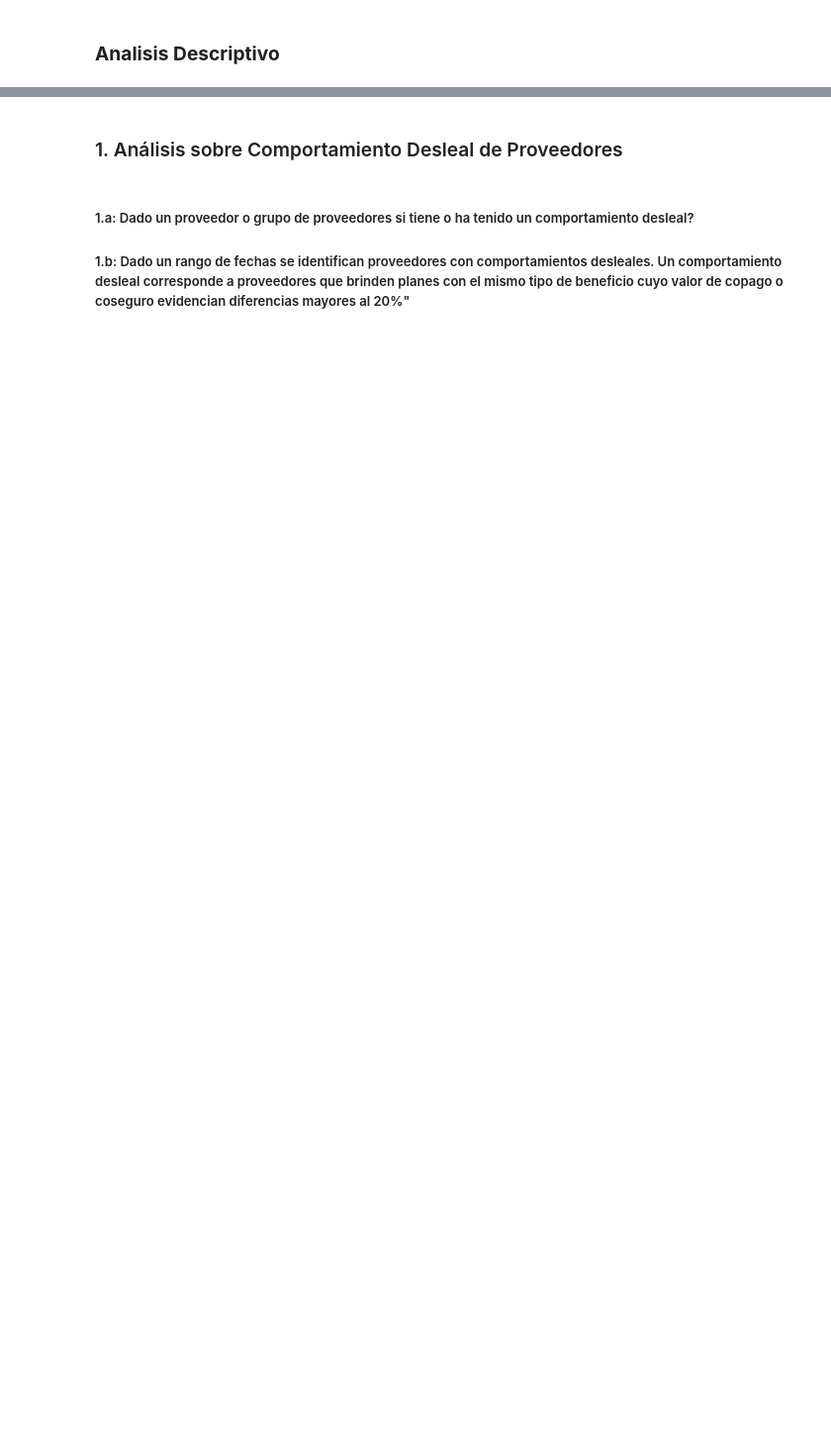
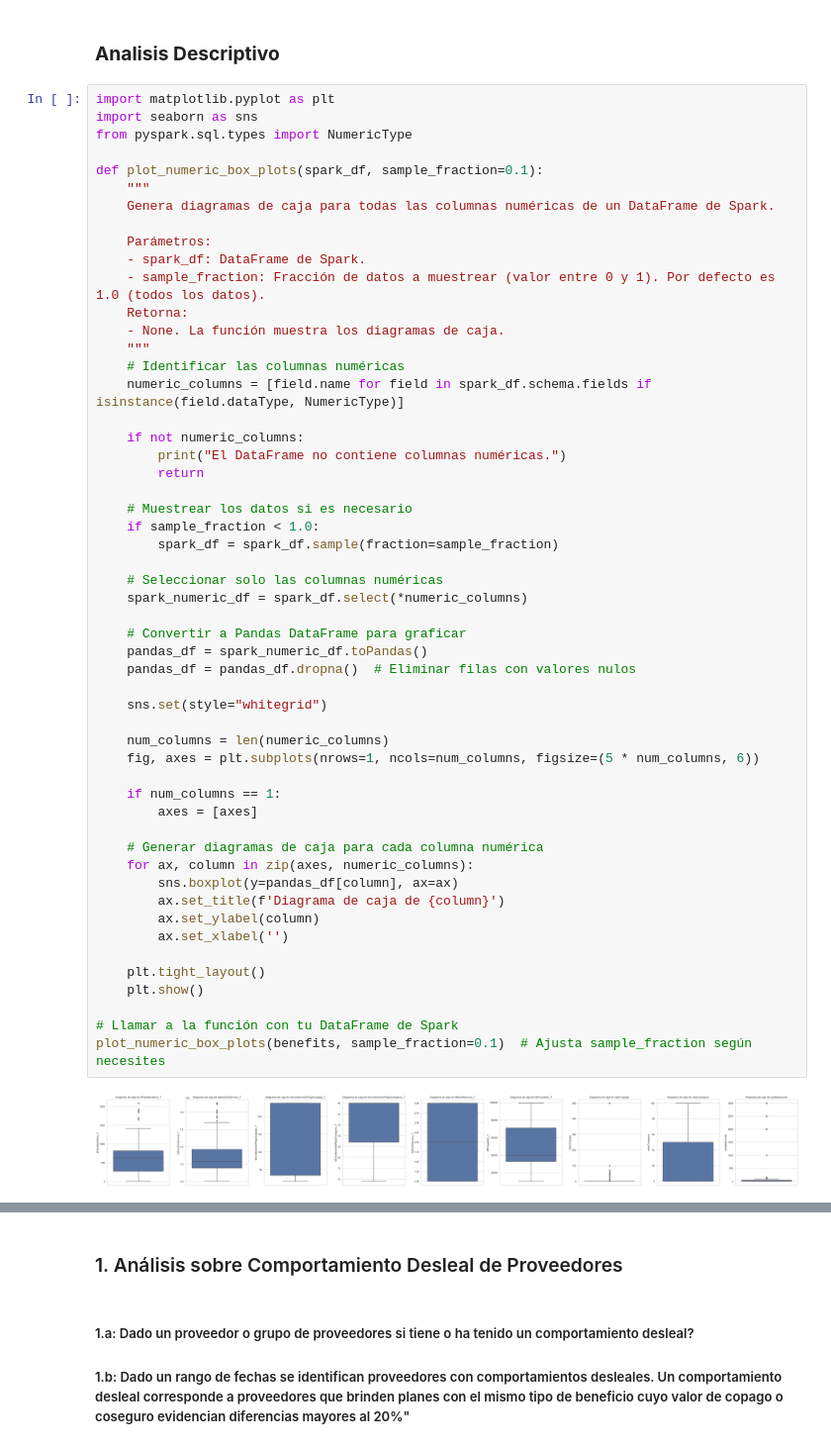
Before and after one commit to codebusters-MIAD/rasa-alpes-project, a Jupyter notebook: entendimiento/fuente_planes_beneficio.ipynb, the cells around one changed output, grey strips where cells are left out. Shown: that part at 99% size. Drawn from its saved outputs; the diff is of its cells as text; blank space fills up the shorter version.

```diff
--- a/entendimiento/fuente_planes_beneficio.ipynb
+++ b/entendimiento/fuente_planes_beneficio.ipynb
@@ -684,2 +684,57 @@ Se dividen las columnas en alta y baja cardinalidad con el objetivo de entender
 # %% [markdown]
 ### **Analisis Descriptivo**
+# %%
+import matplotlib.pyplot as plt
+import seaborn as sns
+from pyspark.sql.types import NumericType
+
+def plot_numeric_box_plots(spark_df, sample_fraction=0.1):
+    """
+    Genera diagramas de caja para todas las columnas numéricas de un DataFrame de Spark.
+
+    Parámetros:
+    - spark_df: DataFrame de Spark.
+    - sample_fraction: Fracción de datos a muestrear (valor entre 0 y 1). Por defecto es 1.0 (todos los datos).
+    Retorna:
+    - None. La función muestra los diagramas de caja.
+    """
+    # Identificar las columnas numéricas
+    numeric_columns = [field.name for field in spark_df.schema.fields if isinstance(field.dataType, NumericType)]
+
+    if not numeric_columns:
+        print("El DataFrame no contiene columnas numéricas.")
+        return
+
+    # Muestrear los datos si es necesario
+    if sample_fraction < 1.0:
+        spark_df = spark_df.sample(fraction=sample_fraction)
+
+    # Seleccionar solo las columnas numéricas
+    spark_numeric_df = spark_df.select(*numeric_columns)
+
+    # Convertir a Pandas DataFrame para graficar
+    pandas_df = spark_numeric_df.toPandas()
+    pandas_df = pandas_df.dropna()  # Eliminar filas con valores nulos
+
+    sns.set(style="whitegrid")
+
+    num_columns = len(numeric_columns)
+    fig, axes = plt.subplots(nrows=1, ncols=num_columns, figsize=(5 * num_columns, 6))
+
+    if num_columns == 1:
+        axes = [axes]
+
+    # Generar diagramas de caja para cada columna numérica
+    for ax, column in zip(axes, numeric_columns):
+        sns.boxplot(y=pandas_df[column], ax=ax)
+        ax.set_title(f'Diagrama de caja de {column}')
+        ax.set_ylabel(column)
+        ax.set_xlabel('')
+
+    plt.tight_layout()
+    plt.show()
+
+# Llamar a la función con tu DataFrame de Spark
+plot_numeric_box_plots(benefits, sample_fraction=0.1)  # Ajusta sample_fraction según necesites
+# %% [output]
+[figure, added]
```
Also changed, not shown: parts of 49 cells of this notebook.
